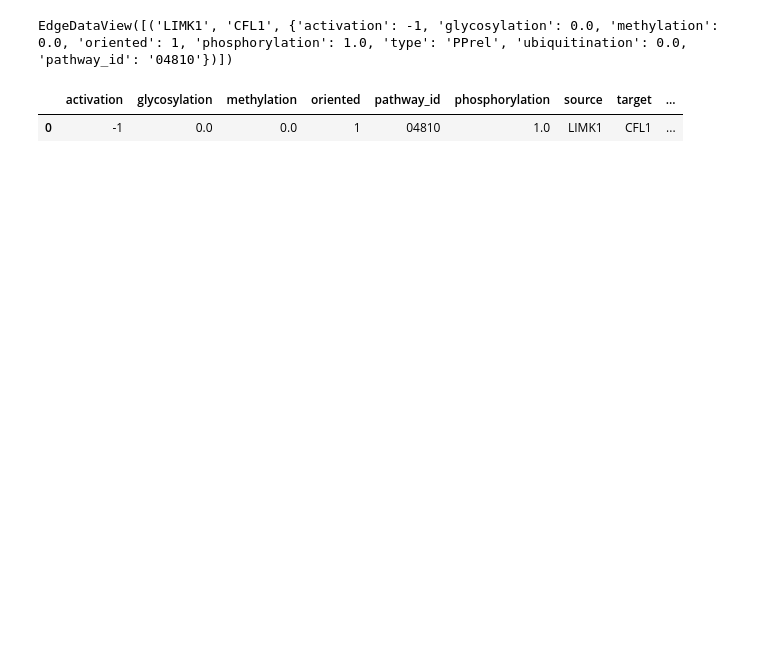
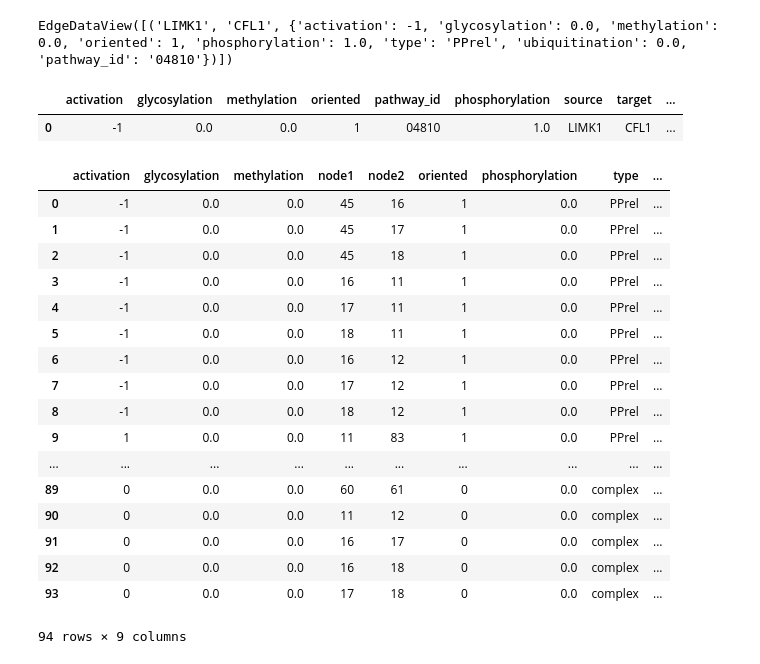
Before and after one commit to iamjli/keggx, a Jupyter notebook: scripts/testing.ipynb, the cells around one changed output. Drawn from its saved outputs; the diff is of its cells as text; code cells hidden in the pictures; blank space fills up the shorter version.

Commit message:
Update class attributes

```diff
--- a/scripts/testing.ipynb
+++ b/scripts/testing.ipynb
@@ -69,0 +7,13 @@ pathway.edge_attributes_df.head()
+# %%
+from glob import glob
+from os.path import basename
+
+paths = glob("../data/human_KGML/*.xml")
+
+graphs = {}
+for path in paths:
+    try:
+        KEGG_pathway = KEGGeractome(path)
+        graphs[KEGG_pathway.name] = KEGG_pathway
+    except:
+        pass
@@ -82,3 +40,24 @@ edges_df.head()
 # %% [output]
 |  | activation | glycosylation | methylation | oriented | pathway_id | phosphorylation | source | target | ... |
 | 0 | -1 | 0.0 | 0.0 | 1 | 04810 | 1.0 | LIMK1 | CFL1 | ... |
+# %%
+graphs["path:hsa04810"].edge_attributes_df
+# %% [output]
+|  | activation | glycosylation | methylation | node1 | node2 | oriented | phosphorylation | type | ... |
+| 0 | -1 | 0.0 | 0.0 | 45 | 16 | 1 | 0.0 | PPrel | ... |
+| 1 | -1 | 0.0 | 0.0 | 45 | 17 | 1 | 0.0 | PPrel | ... |
+| 2 | -1 | 0.0 | 0.0 | 45 | 18 | 1 | 0.0 | PPrel | ... |
+| 3 | -1 | 0.0 | 0.0 | 16 | 11 | 1 | 0.0 | PPrel | ... |
+| 4 | -1 | 0.0 | 0.0 | 17 | 11 | 1 | 0.0 | PPrel | ... |
+| 5 | -1 | 0.0 | 0.0 | 18 | 11 | 1 | 0.0 | PPrel | ... |
+| 6 | -1 | 0.0 | 0.0 | 16 | 12 | 1 | 0.0 | PPrel | ... |
+| 7 | -1 | 0.0 | 0.0 | 17 | 12 | 1 | 0.0 | PPrel | ... |
+| 8 | -1 | 0.0 | 0.0 | 18 | 12 | 1 | 0.0 | PPrel | ... |
+| 9 | 1 | 0.0 | 0.0 | 11 | 83 | 1 | 0.0 | PPrel | ... |
+| ... | ... | ... | ... | ... | ... | ... | ... | ... | ... |
+| 89 | 0 | 0.0 | 0.0 | 60 | 61 | 0 | 0.0 | complex | ... |
+| 90 | 0 | 0.0 | 0.0 | 11 | 12 | 0 | 0.0 | complex | ... |
+| 91 | 0 | 0.0 | 0.0 | 16 | 17 | 0 | 0.0 | complex | ... |
+| 92 | 0 | 0.0 | 0.0 | 16 | 18 | 0 | 0.0 | complex | ... |
+| 93 | 0 | 0.0 | 0.0 | 17 | 18 | 0 | 0.0 | complex | ... |
+94 rows × 9 columns
```
Also changed, not shown: parts of 9 cells of this notebook, 1 other file.
